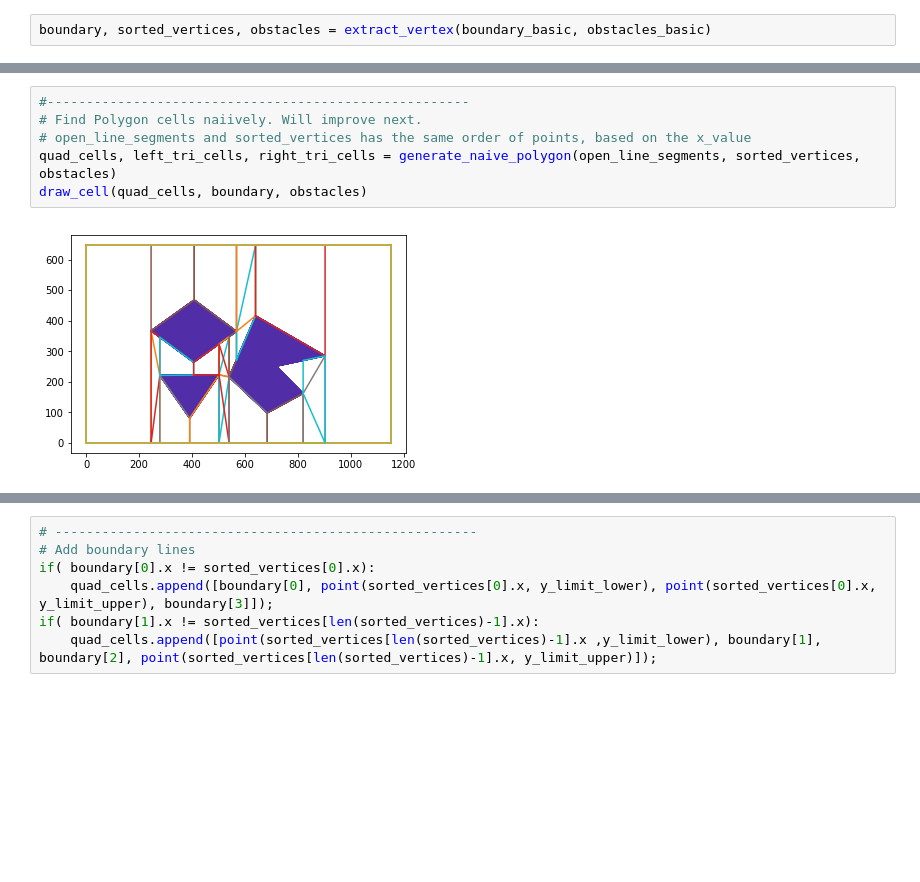
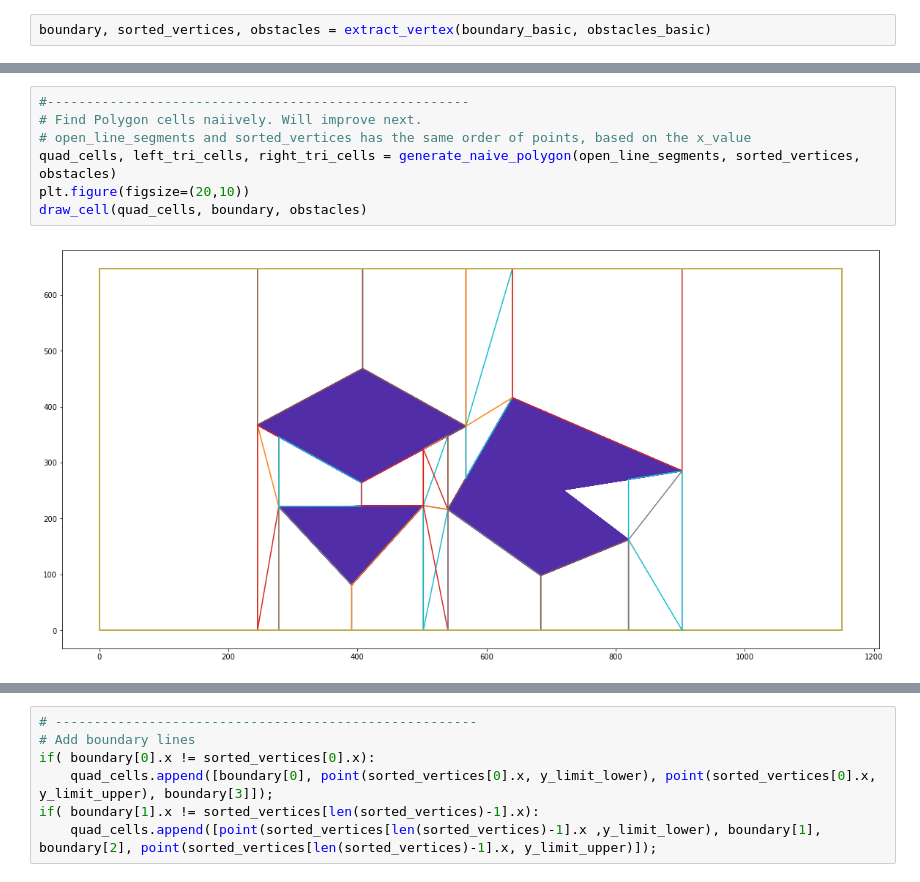
Before and after one commit to KunHanKH/Comple-Coverage-Path-PLanning-Based-on-Cell-Desomposition, a Jupyter notebook: Countour Detection and Polygon Approxiamation.ipynb, the cells around one changed output, grey strips where cells are left out. Drawn from its saved outputs; the diff is of its cells as text; blank space fills up the shorter version.

```diff
--- a/Countour Detection and Polygon Approxiamation.ipynb
+++ b/Countour Detection and Polygon Approxiamation.ipynb
@@ -55,11 +57,12 @@ open_line_segments = get_vertical_line(sorted_vertices, obstacles,  y_limit_lowe
 # %%
 #------------------------------------------------------
 # Find Polygon cells naiively. Will improve next.
 # open_line_segments and sorted_vertices has the same order of points, based on the x_value
 quad_cells, left_tri_cells, right_tri_cells = generate_naive_polygon(open_line_segments, sorted_vertices, obstacles)
+plt.figure(figsize=(20,10))
 draw_cell(quad_cells, boundary, obstacles)
 # %% [output]
-[figure, old version]
+[figure, new version]
 # %%
 #-------------------------------------------------------
 # Merge overlapping Polygons
```
Also changed, not shown: parts of 10 cells of this notebook, 16 other files.
